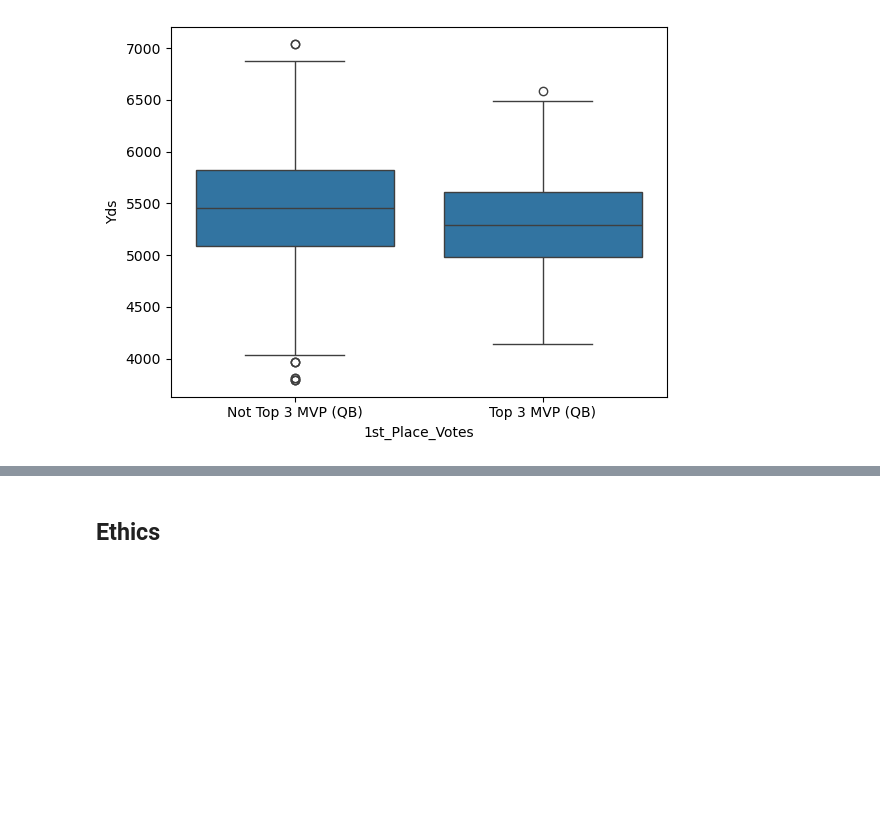
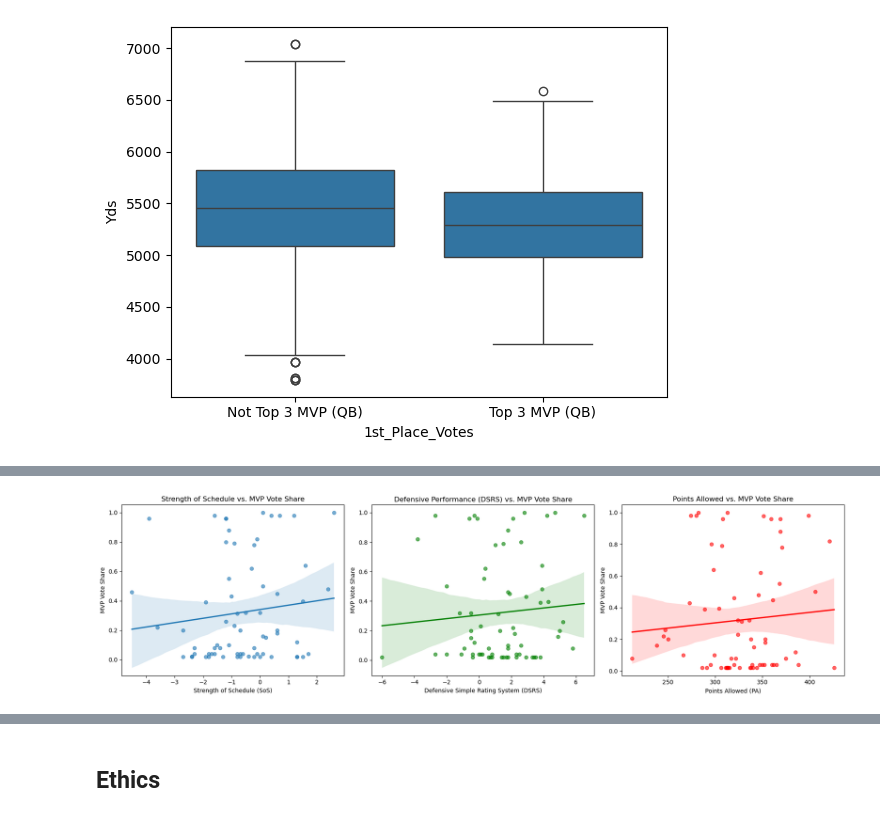
Before and after one commit to COGS108/Group105_WI26, a Jupyter notebook: 02-EDACheckpoint.ipynb, the cells around one changed output, grey strips where cells are left out. Cells and saved outputs as stored; diff of their text form; code cells hidden in the pictures; blank space fills up the shorter version.

```diff
--- a/02-EDACheckpoint.ipynb
+++ b/02-EDACheckpoint.ipynb
@@ -468,0 +549,28 @@ Some more words and stuff.  Remember notebooks work best if you interleave the c
+# %%
+###Filter out for Qbs who received votes towards MVP selection, anything greater than 0 will count and exclude Qbs who did not receive votes
+mvp_candidates = merged_df[merged_df['Share'] > 0].copy()
+
+fig, axes = plt.subplots(1, 3, figsize=(18, 5))
+
+###Strength of Schedule vs Vote Share Scatter test
+sns.regplot(data=mvp_candidates, x='SoS', y='Share', ax=axes[0], scatter_kws={'alpha':0.6})
+axes[0].set_title('Strength of Schedule vs. MVP Vote Share')
+axes[0].set_xlabel('Strength of Schedule (SoS)')
+axes[0].set_ylabel('MVP Vote Share')
+
+###Defensive Simple Rating System vs Vote Share Scatter test
+sns.regplot(data=mvp_candidates, x='DSRS', y='Share', ax=axes[1], scatter_kws={'alpha':0.6}, color='green')
+axes[1].set_title('Defensive Performance (DSRS) vs. MVP Vote Share')
+axes[1].set_xlabel('Defensive Simple Rating System (DSRS)')
+axes[1].set_ylabel('MVP Vote Share')
+
+###Points Allowed vs Vote Share Scatter test
+sns.regplot(data=mvp_candidates, x='PA', y='Share', ax=axes[2], scatter_kws={'alpha':0.6}, color='red')
+axes[2].set_title('Points Allowed vs. MVP Vote Share')
+axes[2].set_xlabel('Points Allowed (PA)')
+axes[2].set_ylabel('MVP Vote Share')
+
+plt.tight_layout()
+plt.show()
+# %% [output]
+[figure, added]
```
Also changed, not shown: parts of 10 cells of this notebook.
